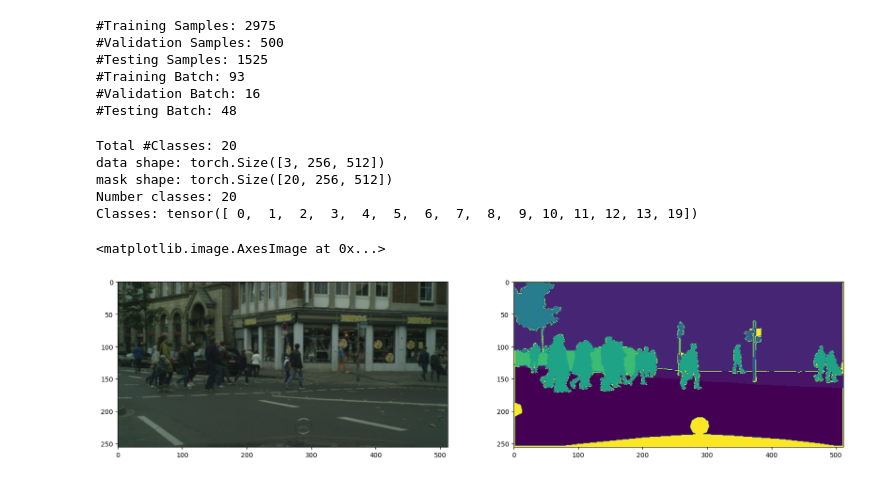
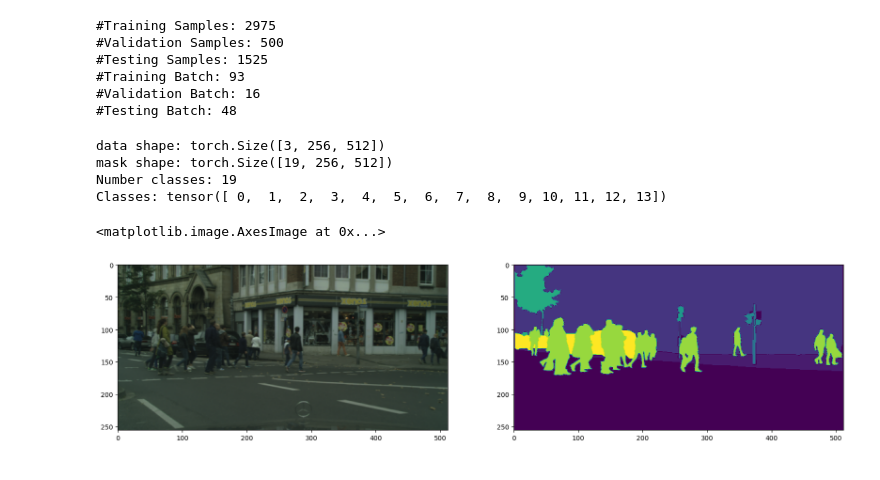
Before and after one commit to ScaleMind-C9308A/DecodeItAll, a Jupyter notebook: seman_seg/unet/cityscape/cityscapes_fine_focal_dice_low.ipynb, the cells around one changed output. Cells and saved outputs as stored; diff of their text form; code cells hidden in the pictures.

```diff
--- a/seman_seg/unet/cityscape/cityscapes_fine_focal_dice_low.ipynb
+++ b/seman_seg/unet/cityscape/cityscapes_fine_focal_dice_low.ipynb
@@ -20,24 +22,24 @@ from torch import Tensor
 # %%
 label_map = {
-    0 : ['unlabeled', 255, 'void'],
-    1 : ['ego vehicle', 255, 'void'],
-    2 : ['rectification border', 255, 'void'],
-    3 : ['out of roi', 255, 'void'],
-    4 : ['static', 255, 'void'],
-    5 : ['dynamic', 255, 'void'],
-    6 : ['ground', 255, 'void'],
+    0 : ['unlabeled', 19, 'void'],
+    1 : ['ego vehicle', 19, 'void'],
+    2 : ['rectification border', 19, 'void'],
+    3 : ['out of roi', 19, 'void'],
+    4 : ['static', 19, 'void'],
+    5 : ['dynamic', 19, 'void'],
+    6 : ['ground', 19, 'void'],
     7 : ['road', 0, 'flat'],
     8 : ['sidewalk', 1, 'flat'],
-    9 : ['parking', 255, 'flat'],
-    10 : ['rail track', 255, 'flat'],
+    9 : ['parking', 19, 'flat'],
+    10 : ['rail track', 19, 'flat'],
     11 : ['building', 2, 'construction'],
     12 : ['wall', 3, 'construction'],
     13 : ['fence', 4, 'construction'],
-    14 : ['guard rail', 255, 'construction'],
-    15 : ['bridge', 255, 'construction'],
-    16 : ['tunnel', 255, 'construction'],
+    14 : ['guard rail', 19, 'construction'],
+    15 : ['bridge', 19, 'construction'],
+    16 : ['tunnel', 19, 'construction'],
     17 : ['pole', 5, 'object'],
-    18 : ['polegroup', 255, 'object'],
+    18 : ['polegroup', 19, 'object'],
     19 : ['traffic light', 6, 'object'],
     20 : ['traffic sign', 7, 'object'],
     21 : ['vegetation', 8, 'nature'],
@@ -48,8 +50,8 @@ label_map = {
     26 : ['car', 13, 'vehicle'],
     27 : ['truck', 14, 'vehicle'],
     28 : ['bus', 15, 'vehicle'],
-    29 : ['caravan', 255, 'vehicle'],
-    30 : ['trailer', 255, 'vehicle'],
+    29 : ['caravan', 19, 'vehicle'],
+    30 : ['trailer', 19, 'vehicle'],
     31 : ['train', 16, 'vehicle'],
     32 : ['motorcycle', 17, 'vehicle'],
     33 : ['bicycle', 18, 'vehicle'],
@@ -63,8 +65,9 @@ class MakeClass(nn.Module):
     def forward(self, x):
         encx = torch.zeros(x.shape, dtype=torch.long)
         for label in label_map:
-            encx[x == label] = label_map[label][1] if label_map[label][1] != 255 else 19
-        return F.one_hot(encx.squeeze(1), 20).permute(0, 3, 1, 2)[0].float()
+            encx[x == label] = label_map[label][1]
+        onehot = F.one_hot(encx.squeeze(1), 20).permute(0, 3, 1, 2)[0].float()
+        return onehot[:-1]
 # %%
 transform = transforms.Compose(
     [
@@ -118,26 +121,23 @@ print("#Testing Batch: {}".format(len(test_dl)))
 #Testing Batch: 48
 # %%
 sample_data, sample_mask = train_ds[19]
-total_num_class = 20
 
-print(f"Total #Classes: {total_num_class}")
 print(f"data shape: {sample_data.shape}")
 print(f"mask shape: {sample_mask.shape}")
 num_class = sample_mask.shape[0]
 print(f"Number classes: {num_class}")
 print(f"Classes: {torch.unique(torch.argmax(sample_mask, dim = 0))}")
 
 f, axarr = plt.subplots(1, 2, figsize=(20, 15))
 axarr[0].imshow(sample_data.permute(1, -1, 0).numpy())
 axarr[1].imshow(torch.argmax(sample_mask, dim = 0).unsqueeze(0).permute(1, -1, 0).numpy())
 # %% [output]
-Total #Classes: 20
 data shape: torch.Size([3, 256, 512])
-mask shape: torch.Size([20, 256, 512])
-Number classes: 20
-Classes: tensor([ 0,  1,  2,  3,  4,  5,  6,  7,  8,  9, 10, 11, 12, 13, 19])
+mask shape: torch.Size([19, 256, 512])
+Number classes: 19
+Classes: tensor([ 0,  1,  2,  3,  4,  5,  6,  7,  8,  9, 10, 11, 12, 13])
 <matplotlib.image.AxesImage at 0x...>
-[figure, old version]
+[figure, new version]
 # %%
 class DoubleConv(nn.Module):
     def __init__(self, in_channels, out_channels, mid_channels=None):
```
Also changed, not shown: parts of 7 cells of this notebook, 1 other file.
